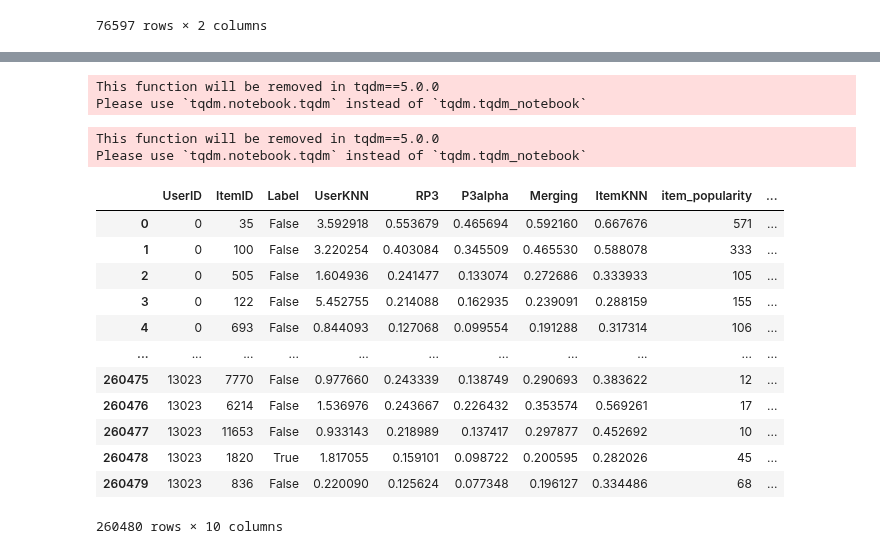
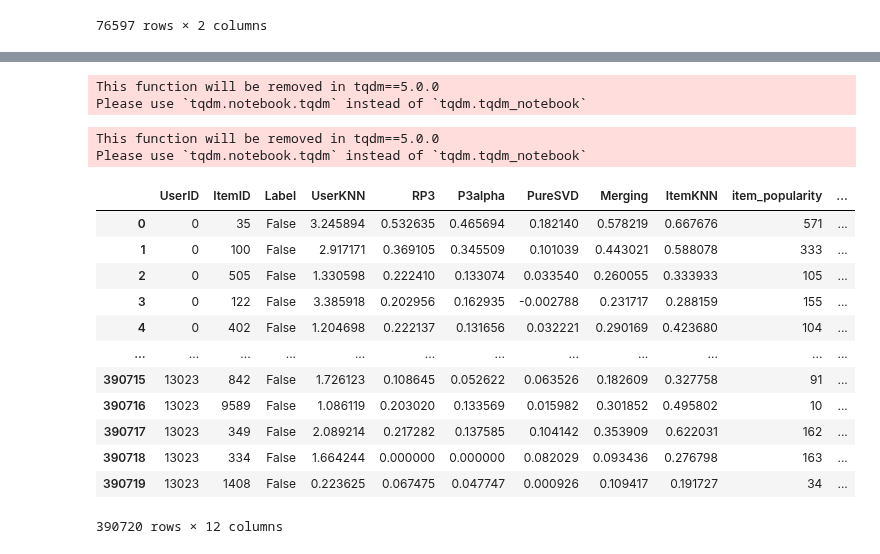
Before and after one commit to CarloSgaravatti/Recsys_Challenge_2023, a Jupyter notebook: challenge_notebooks/xgboost.ipynb, the cells around one changed output, grey strips where cells are left out. Saved outputs shown, nothing was run; the diff lists cells and outputs as text; code cells hidden in the pictures.

```diff
--- a/challenge_notebooks/xgboost.ipynb
+++ b/challenge_notebooks/xgboost.ipynb
@@ -393,5 +400,11 @@ training_dataframe['item_popularity'] = item_popularity[training_dataframe["Item
 
 user_popularity = np.ediff1d(sps.csr_matrix(URM_train).indptr)
 training_dataframe['user_profile_len'] = user_popularity[training_dataframe["UserID"].values.astype(int)]
+
+mainstream_user = URM_train.dot(item_popularity) / np.where(user_popularity == 0, 1, user_popularity)
+training_dataframe['mainstream_user'] = mainstream_user[training_dataframe["UserID"].values.astype(int)]
+
+# mainstream_item = URM_train.T.dot(user_popularity) / np.where(item_popularity == 0, 1, item_popularity)
+# training_dataframe['mainstream_item'] = mainstream_item[training_dataframe["ItemID"].values.astype(int)]
 training_dataframe
 # %% [output]
@@ -473,4 +493,8 @@ plot_importance(XGB_model, importance_type='weight', title='Weight (Frequence)')
 # %%
+pure_svd = PureSVDRecommender(URM_train)
+pure_svd.fit(num_factors=10)
+user_factors_validation = pure_svd.USER_factors
+
 recommender_item = ItemKNNCFRecommender(URM_train_complete)
 recommender_item.fit(**params_item_knn)
 
@@ -506,14 +534,15 @@ ItemKNNSimilarityHybridRecommender: URM Detected 247 ( 1.1%) items with no inter
 Recommender_Base_Class: URM Detected 627 ( 4.8%) users with no interactions.
 Recommender_Base_Class: URM Detected 247 ( 1.1%) items with no interactions.
 # %%
-cutoff = 20
-n_users, n_items = URM_train.shape
+cutoff = 30
+n_users, n_items = URM_train_complete.shape
 
 validation_dataframe = pd.DataFrame(index=range(0, n_users), columns = ["ItemID"])
 validation_dataframe.index.name='UserID'
 
 for user_id in tqdm.tqdm_notebook(range(n_users)):
     recommendations = linear_combinator.recommend(user_id, cutoff = cutoff)
+    # recommendations = recommender_item.recommend(user_id, cutoff = cutoff)
     validation_dataframe.loc[user_id, "ItemID"] = recommendations
 
 validation_dataframe = validation_dataframe.explode("ItemID")
@@ -524,15 +553,16 @@ for user_id in tqdm.tqdm_notebook(range(n_users)):
     validation_dataframe.loc[user_id, 'UserKNN'] = recommender_user._compute_item_score([user_id], items_to_compute = item_list)[0, item_list]
     validation_dataframe.loc[user_id, 'RP3'] = recommender_rp3._compute_item_score([user_id], items_to_compute = item_list)[0, item_list]
     validation_dataframe.loc[user_id, 'P3alpha'] = recommender_p3a._compute_item_score([user_id], items_to_compute = item_list)[0, item_list]
+    validation_dataframe.loc[user_id, 'PureSVD'] = pure_svd._compute_item_score([user_id], items_to_compute = item_list)[0, item_list]
     validation_dataframe.loc[user_id, 'Merging'] = hybrid_similarity._compute_item_score([user_id], items_to_compute = item_list)[0, item_list]
     validation_dataframe.loc[user_id, 'ItemKNN'] = recommender_item._compute_item_score([user_id], items_to_compute = item_list)[0, item_list]
 
 validation_dataframe = validation_dataframe.reset_index()
 validation_dataframe = validation_dataframe.rename(columns = {"index": "UserID"})
 
-item_popularity = np.ediff1d(sps.csc_matrix(URM_train).indptr)
+item_popularity = np.ediff1d(sps.csc_matrix(URM_train_complete).indptr)
 validation_dataframe['item_popularity'] = item_popularity[validation_dataframe["ItemID"].values.astype(int)]
-user_popularity = np.ediff1d(sps.csr_matrix(URM_train).indptr)
+user_popularity = np.ediff1d(sps.csr_matrix(URM_train_complete).indptr)
 validation_dataframe['user_profile_len'] = user_popularity[validation_dataframe["UserID"].values.astype(int)]
 validation_dataframe
 # %% [output]
@@ -707,4 +790,8 @@ xgboost_params
 # %%
+pure_svd = PureSVDRecommender(URM_train)
+pure_svd.fit(num_factors=10)
+user_factors_final_train = pure_svd.USER_factors
+
 recommender_item = ItemKNNCFRecommender(URM_train_complete)
 recommender_item.fit(**params_item_knn)
 
@@ -740,7 +831,7 @@ ItemKNNSimilarityHybridRecommender: URM Detected 247 ( 1.1%) items with no inter
 Recommender_Base_Class: URM Detected 627 ( 4.8%) users with no interactions.
 Recommender_Base_Class: URM Detected 247 ( 1.1%) items with no interactions.
 # %%
-cutoff = 20
+cutoff = 30
 n_users, n_items = URM_train_complete.shape
 
 final_train_dataframe = pd.DataFrame(index=range(0, n_users), columns = ["ItemID"])
@@ -757,46 +848,54 @@ URM_test_complete_coo = sps.coo_matrix(URM_test_complete)
 correct_recommendations = pd.DataFrame({"UserID": URM_test_complete_coo.row,
                                         "ItemID": URM_test_complete_coo.col})
 final_train_dataframe = pd.merge(final_train_dataframe, correct_recommendations, on=['UserID','ItemID'], how='left', indicator='Exist')
 final_train_dataframe["Label"] = final_train_dataframe["Exist"] == "both"
 final_train_dataframe.drop(columns = ['Exist'], inplace=True)
 
 final_train_dataframe = training_dataframe.set_index('UserID')
 
 for user_id in tqdm.tqdm_notebook(range(n_users)):
     item_list = final_train_dataframe.loc[user_id, "ItemID"].values.tolist()
 
     final_train_dataframe.loc[user_id, 'UserKNN'] = recommender_user._compute_item_score([user_id], items_to_compute = item_list)[0, item_list]
     final_train_dataframe.loc[user_id, 'RP3'] = recommender_rp3._compute_item_score([user_id], items_to_compute = item_list)[0, item_list]
     final_train_dataframe.loc[user_id, 'P3alpha'] = recommender_p3a._compute_item_score([user_id], items_to_compute = item_list)[0, item_list]
+    final_train_dataframe.loc[user_id, 'PureSVD'] = pure_svd._compute_item_score([user_id], items_to_compute = item_list)[0, item_list]
     final_train_dataframe.loc[user_id, 'Merging'] = hybrid_similarity._compute_item_score([user_id], items_to_compute = item_list)[0, item_list]
     final_train_dataframe.loc[user_id, 'ItemKNN'] = recommender_item._compute_item_score([user_id], items_to_compute = item_list)[0, item_list]
 
 final_train_dataframe = final_train_dataframe.reset_index()
 final_train_dataframe = final_train_dataframe.rename(columns = {"index": "UserID"})
 
 item_popularity = np.ediff1d(sps.csc_matrix(URM_train_complete).indptr)
 final_train_dataframe['item_popularity'] = item_popularity[final_train_dataframe["ItemID"].values.astype(int)]
 user_popularity = np.ediff1d(sps.csr_matrix(URM_train_complete).indptr)
 final_train_dataframe['user_profile_len'] = user_popularity[final_train_dataframe["UserID"].values.astype(int)]
+
+mainstream_user = URM_all.dot(item_popularity) / np.where(user_popularity == 0, 1, user_popularity)
+final_train_dataframe['mainstream_user'] = mainstream_user[final_train_dataframe["UserID"].values.astype(int)]
+
+# user_factors_df = pd.DataFrame(user_factors_final_train, columns=[f'factor_{i}' for i in range(user_factors_train.shape[1])])
+
+# final_train_dataframe = final_train_dataframe.merge(user_factors_df, left_on='UserID', right_index=True)
 final_train_dataframe
 # %% [output]
 This function will be removed in tqdm==5.0.0
 Please use `tqdm.notebook.tqdm` instead of `tqdm.tqdm_notebook`
 This function will be removed in tqdm==5.0.0
 Please use `tqdm.notebook.tqdm` instead of `tqdm.tqdm_notebook`
-|  | UserID | ItemID | Label | UserKNN | RP3 | P3alpha | Merging | ItemKNN | item_popularity | ... |
-| 0 | 0 | 35 | False | 3.592918 | 0.553679 | 0.465694 | 0.592160 | 0.667676 | 571 | ... |
-| 1 | 0 | 100 | False | 3.220254 | 0.403084 | 0.345509 | 0.465530 | 0.588078 | 333 | ... |
-| 2 | 0 | 505 | False | 1.604936 | 0.241477 | 0.133074 | 0.272686 | 0.333933 | 105 | ... |
-| 3 | 0 | 122 | False | 5.452755 | 0.214088 | 0.162935 | 0.239091 | 0.288159 | 155 | ... |
-| 4 | 0 | 693 | False | 0.844093 | 0.127068 | 0.099554 | 0.191288 | 0.317314 | 106 | ... |
-| ... | ... | ... | ... | ... | ... | ... | ... | ... | ... | ... |
-| 260475 | 13023 | 7770 | False | 0.977660 | 0.243339 | 0.138749 | 0.290693 | 0.383622 | 12 | ... |
-| 260476 | 13023 | 6214 | False | 1.536976 | 0.243667 | 0.226432 | 0.353574 | 0.569261 | 17 | ... |
-| 260477 | 13023 | 11653 | False | 0.933143 | 0.218989 | 0.137417 | 0.297877 | 0.452692 | 10 | ... |
-| 260478 | 13023 | 1820 | True | 1.817055 | 0.159101 | 0.098722 | 0.200595 | 0.282026 | 45 | ... |
-| 260479 | 13023 | 836 | False | 0.220090 | 0.125624 | 0.077348 | 0.196127 | 0.334486 | 68 | ... |
+|  | UserID | ItemID | Label | UserKNN | RP3 | P3alpha | PureSVD | Merging | ItemKNN | item_popularity | ... |
+| 0 | 0 | 35 | False | 3.245894 | 0.532635 | 0.465694 | 0.182140 | 0.578219 | 0.667676 | 571 | ... |
+| 1 | 0 | 100 | False | 2.917171 | 0.369105 | 0.345509 | 0.101039 | 0.443021 | 0.588078 | 333 | ... |
+| 2 | 0 | 505 | False | 1.330598 | 0.222410 | 0.133074 | 0.033540 | 0.260055 | 0.333933 | 105 | ... |
+| 3 | 0 | 122 | False | 3.385918 | 0.202956 | 0.162935 | -0.002788 | 0.231717 | 0.288159 | 155 | ... |
+| 4 | 0 | 402 | False | 1.204698 | 0.222137 | 0.131656 | 0.032221 | 0.290169 | 0.423680 | 104 | ... |
+| ... | ... | ... | ... | ... | ... | ... | ... | ... | ... | ... | ... |
+| 390715 | 13023 | 842 | False | 1.726123 | 0.108645 | 0.052622 | 0.063526 | 0.182609 | 0.327758 | 91 | ... |
+| 390716 | 13023 | 9589 | False | 1.086119 | 0.203020 | 0.133569 | 0.015982 | 0.301852 | 0.495802 | 10 | ... |
+| 390717 | 13023 | 349 | False | 2.089214 | 0.217282 | 0.137585 | 0.104142 | 0.353909 | 0.622031 | 162 | ... |
+| 390718 | 13023 | 334 | False | 1.664244 | 0.000000 | 0.000000 | 0.082029 | 0.093436 | 0.276798 | 163 | ... |
+| 390719 | 13023 | 1408 | False | 0.223625 | 0.067475 | 0.047747 | 0.000926 | 0.109417 | 0.191727 | 34 | ... |
-260480 rows × 10 columns
+390720 rows × 12 columns
 # %%
 groups = final_train_dataframe.groupby("UserID").size().values
 groups
```
Also changed, not shown: parts of 35 cells of this notebook.
